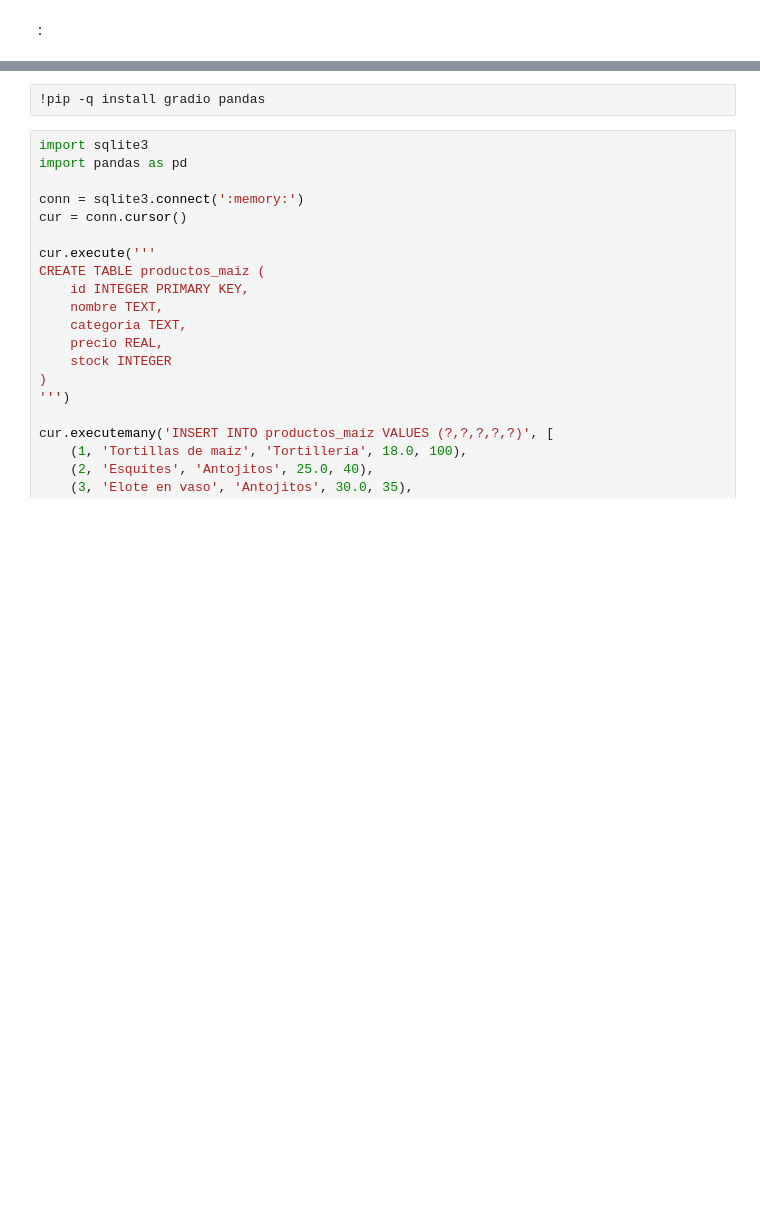
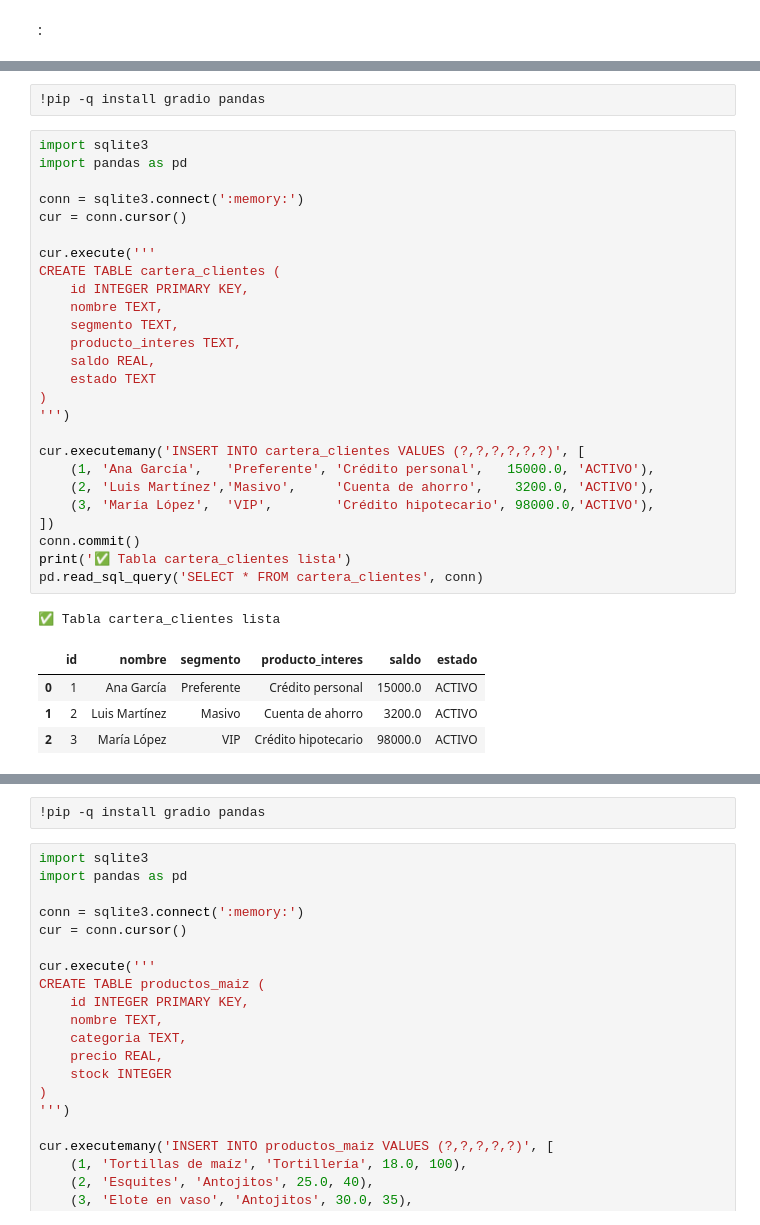
Before and after one commit to PrivateerDev/ColabBD, a Jupyter notebook: Práctica1BD.ipynb, the cells around one changed output, grey strips where cells are left out. Drawn from its saved outputs; the diff is of its cells as text; blank space fills up the shorter version.

```diff
--- a/Práctica1BD.ipynb
+++ b/Práctica1BD.ipynb
@@ -4,0 +8,34 @@
+# %%
+!pip -q install gradio pandas
+# %%
+import sqlite3
+import pandas as pd
+
+conn = sqlite3.connect(':memory:')
+cur = conn.cursor()
+
+cur.execute('''
+CREATE TABLE cartera_clientes (
+    id INTEGER PRIMARY KEY,
+    nombre TEXT,
+    segmento TEXT,
+    producto_interes TEXT,
+    saldo REAL,
+    estado TEXT
+)
+''')
+
+cur.executemany('INSERT INTO cartera_clientes VALUES (?,?,?,?,?,?)', [
+    (1, 'Ana García',   'Preferente', 'Crédito personal',   15000.0, 'ACTIVO'),
+    (2, 'Luis Martínez','Masivo',     'Cuenta de ahorro',    3200.0, 'ACTIVO'),
+    (3, 'María López',  'VIP',        'Crédito hipotecario', 98000.0,'ACTIVO'),
+])
+conn.commit()
+print('✅ Tabla cartera_clientes lista')
+pd.read_sql_query('SELECT * FROM cartera_clientes', conn)
+# %% [output]
+✅ Tabla cartera_clientes lista
+|  | id | nombre | segmento | producto_interes | saldo | estado |
+| 0 | 1 | Ana García | Preferente | Crédito personal | 15000.0 | ACTIVO |
+| 1 | 2 | Luis Martínez | Masivo | Cuenta de ahorro | 3200.0 | ACTIVO |
+| 2 | 3 | María López | VIP | Crédito hipotecario | 98000.0 | ACTIVO |
```
Also changed, not shown: parts of 10 cells of this notebook.
